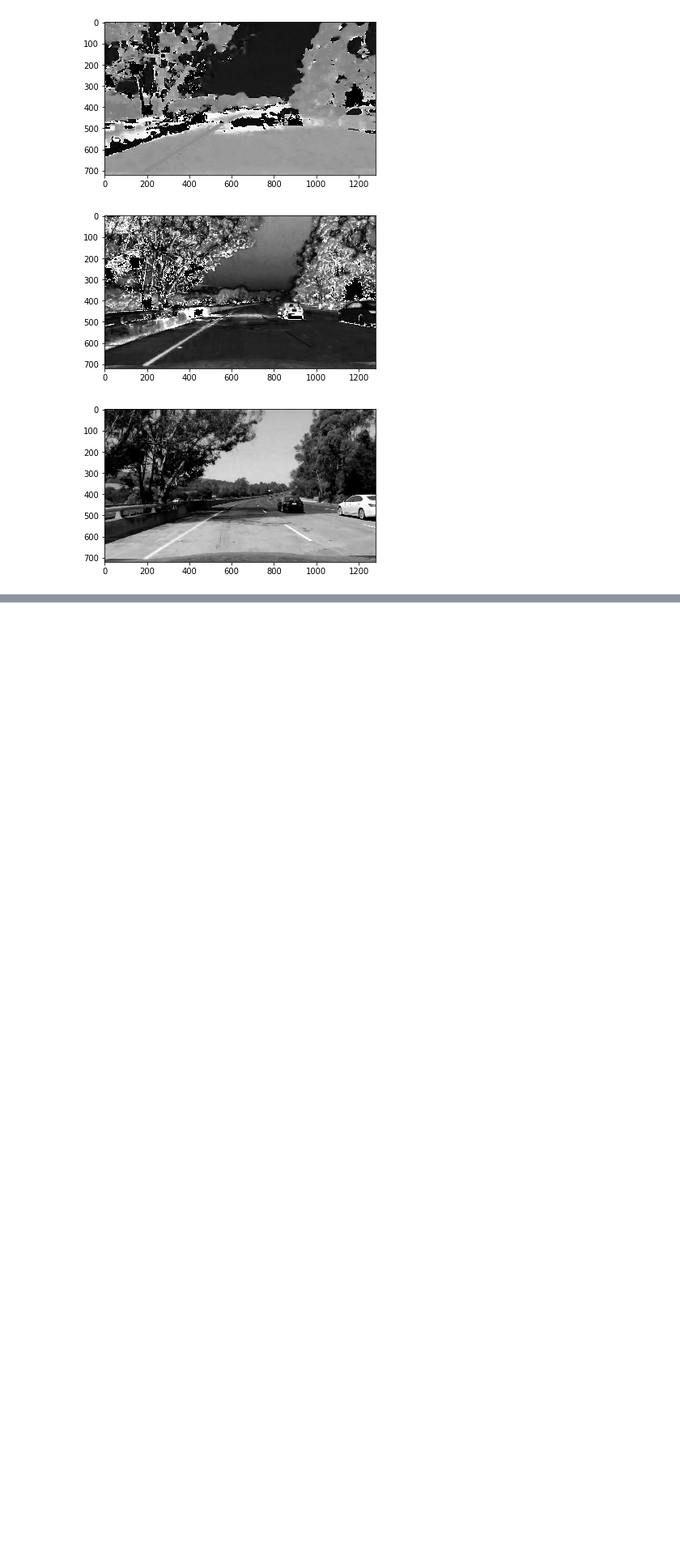
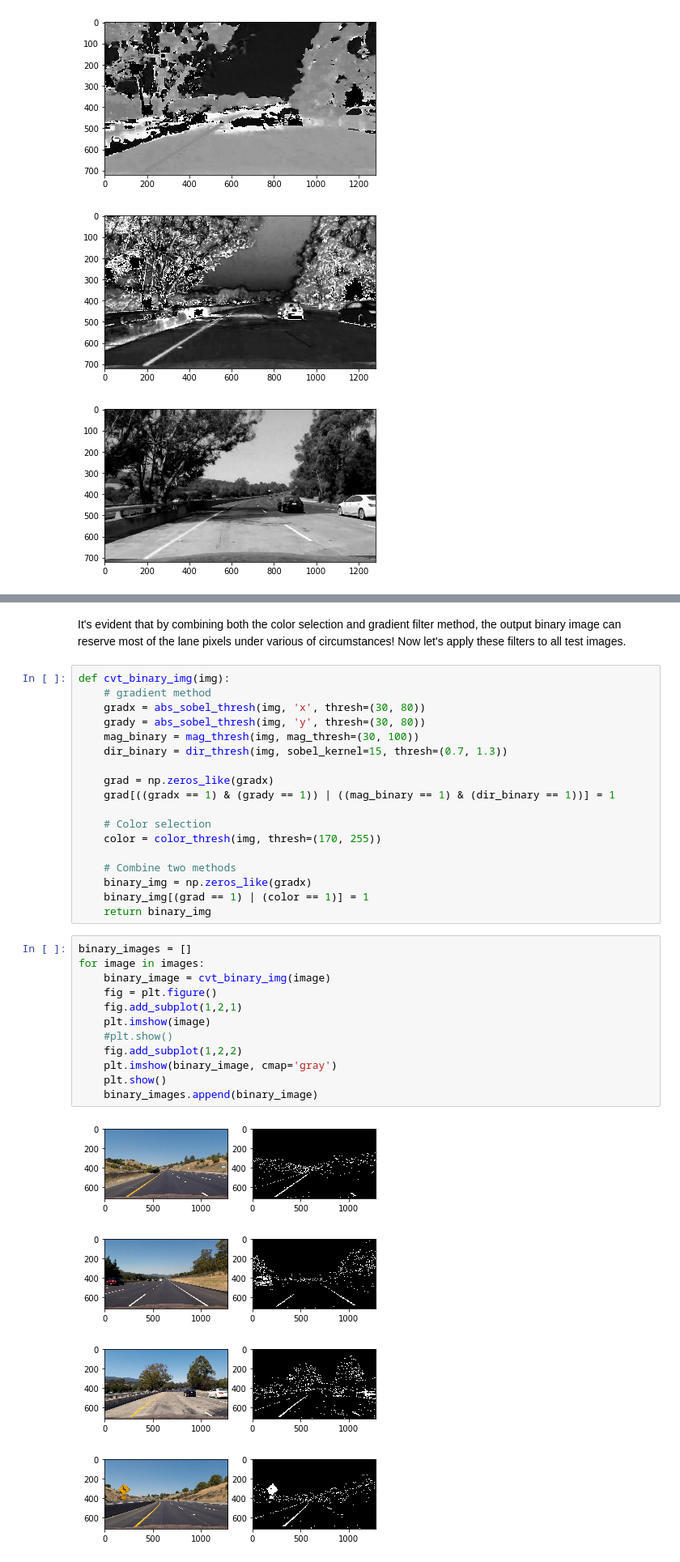
Before and after one commit to dmsehuang/CarND-Advanced-Lane-Lines, a Jupyter notebook: Advanced_Lane_Lines.ipynb, the cells around one changed output, grey strips where cells are left out. Shown at 81% size. Saved outputs shown, nothing was run; the diff lists cells and outputs as text; blank space fills up the shorter version.

```diff
--- a/Advanced_Lane_Lines.ipynb
+++ b/Advanced_Lane_Lines.ipynb
@@ -145,0 +265,37 @@ Then let's take a look at the gradient method. I use Sobel gradient and want to
+# %% [markdown]
+It's evident that by combining both the color selection and gradient filter method, the output binary image can reserve most of the lane pixels under various of circumstances! Now let's apply these filters to all test images.
+# %%
+def cvt_binary_img(img):
+    # gradient method
+    gradx = abs_sobel_thresh(img, 'x', thresh=(30, 80))
+    grady = abs_sobel_thresh(img, 'y', thresh=(30, 80))
+    mag_binary = mag_thresh(img, mag_thresh=(30, 100))
+    dir_binary = dir_thresh(img, sobel_kernel=15, thresh=(0.7, 1.3))
+
+    grad = np.zeros_like(gradx)
+    grad[((gradx == 1) & (grady == 1)) | ((mag_binary == 1) & (dir_binary == 1))] = 1
+
+    # Color selection
+    color = color_thresh(img, thresh=(170, 255))
+
+    # Combine two methods
+    binary_img = np.zeros_like(gradx)
+    binary_img[(grad == 1) | (color == 1)] = 1
+    return binary_img
+# %%
+binary_images = []
+for image in images:
+    binary_image = cvt_binary_img(image)
+    fig = plt.figure()
+    fig.add_subplot(1,2,1)
+    plt.imshow(image)
+    #plt.show()
+    fig.add_subplot(1,2,2)
+    plt.imshow(binary_image, cmap='gray')
+    plt.show()
+    binary_images.append(binary_image)
+# %% [output]
+[figure, added]
+[figure, added]
+[figure, added]
+[figure, added]
```
Also changed, not shown: parts of 10 cells of this notebook.
